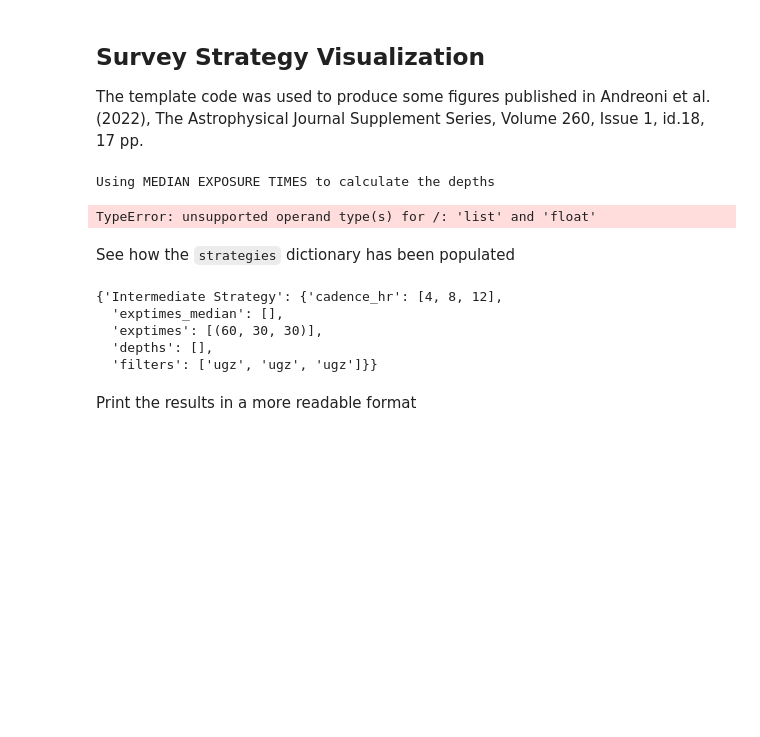
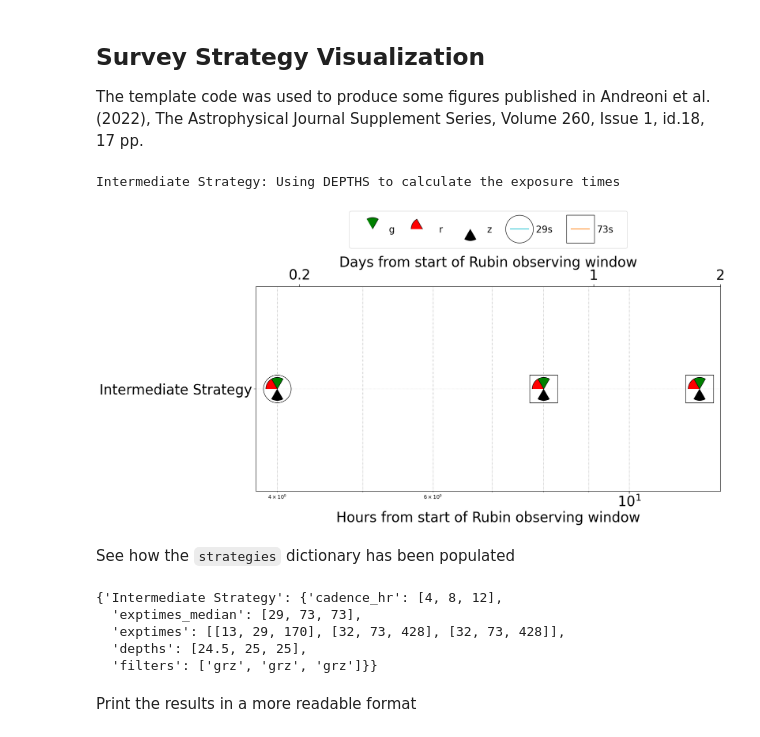
Before and after one commit to Meet-Vyas-Dev/RubinToO2024, a Jupyter notebook: plots_RubinToO2024.ipynb, the cells around one changed output. Drawn from its saved outputs; the diff is of its cells as text; code cells hidden in the pictures; blank space fills up the shorter version.

```diff
--- a/plots_RubinToO2024.ipynb
+++ b/plots_RubinToO2024.ipynb
@@ -50,11 +50,9 @@ Notes:
 strategies = {
     'Intermediate Strategy': {"cadence_hr": [4, 8,12],
                    "exptimes_median": [], # if this list is given
-                   "exptimes": [[60,30,30],
-                                [60,30,30],
-                                [60,30,30]],
-                   "depths": [],
-                   "filters": ['ugz', 'ugz', 'ugz']},
+                   "exptimes": [],
+                   "depths": [24.5, 25, 25],
+                   "filters": ['grz', 'grz', 'grz']},
 }
 
 # Airmass for the observations (>= 1.)
@@ -97,48 +95,48 @@ for i in range(len(strategy_names)):
             strategies[strategy_names[i]]["exptimes_median"].append(int(np.round(np.median(exptimes_epoch))))
             # Detailed exposure times
             strategies[strategy_names[i]]["exptimes"].append([int(np.round(x)) for x in exptimes_epoch])
 
     else:
         print("Using MEDIAN EXPOSURE TIMES to calculate the depths")
         # Initiate the depths times list
         strategies[strategy_names[i]]["depths"] = []
         # Iterate over the epochs
-        for j in np.arange(len(strategies[strategy_names[i]]["exptimes"])):
-            exptime_median = strategies[strategy_names[i]]["exptimes"][j]
+        for j in np.arange(len(strategies[strategy_names[i]]["exptimes_median"])):
+            exptime_median = strategies[strategy_names[i]]["exptimes_median"][j]
             # Initialize a list of depths
             depths = []
             # Get the depth for each filter
             for filt in strategies[strategy_names[i]]["filters"][j]:
-                depth = int(np.round(etc.get_m5(exptime_median, filt, X=airmass)))
+                depth = etc.get_m5(exptime_median, filt, X=airmass)
                 depths.append(depth)
             # Exposure times for the epoch
             exptimes_epoch = [exptime_median] * len(strategies[strategy_names[i]]["filters"][j])
             # Add the median depth to the strategies dictionary
             strategies[strategy_names[i]]["depths"].append(np.median(depths))
             # Detailed exposure times
             strategies[strategy_names[i]]["exptimes"].append([int(np.round(x)) for x in exptimes_epoch])
 
 # Create the gantt chart
 fig, ax = makeChart(strategies, event=event_name,
                     filters_color_dict=filters_color_dict,
                     exptimes_marker_list=exptimes_marker_list)
 
 # Save the figure and show the plot
 plt.savefig(filename_out, bbox_inches='tight')
 plt.show()
 # %% [output]
-Using MEDIAN EXPOSURE TIMES to calculate the depths
+Intermediate Strategy: Using DEPTHS to calculate the exposure times
-TypeError: unsupported operand type(s) for /: 'list' and 'float'
+[figure, added]
 # %% [markdown]
 See how the `strategies` dictionary has been populated
 # %%
 strategies
 # %% [output]
 {'Intermediate Strategy': {'cadence_hr': [4, 8, 12],
-  'exptimes_median': [],
-  'exptimes': [(60, 30, 30)],
-  'depths': [],
-  'filters': ['ugz', 'ugz', 'ugz']}}
+  'exptimes_median': [29, 73, 73],
+  'exptimes': [[13, 29, 170], [32, 73, 428], [32, 73, 428]],
+  'depths': [24.5, 25, 25],
+  'filters': ['grz', 'grz', 'grz']}}
 # %% [markdown]
 Print the results in a more readable format
 # %%
```
Also changed, not shown: parts of 4 cells of this notebook, 1 other file.
